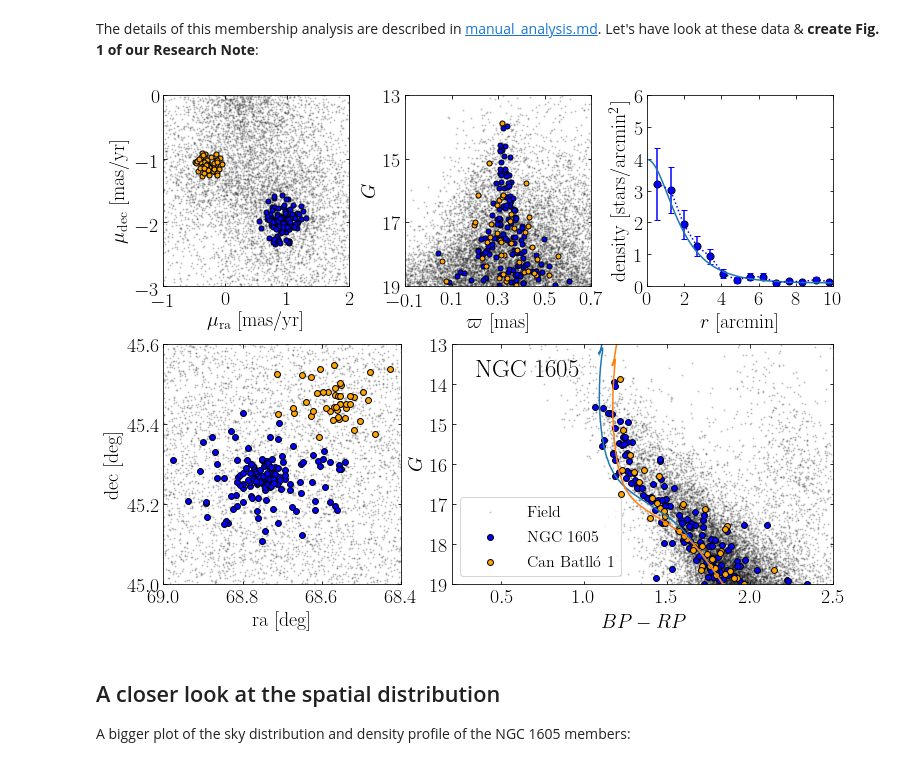
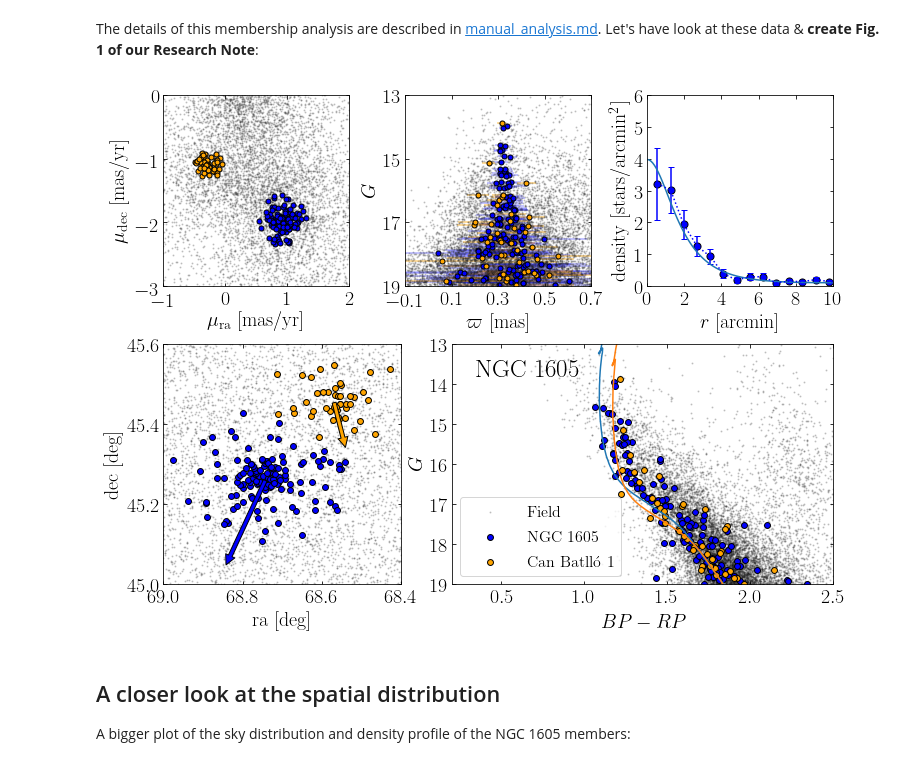
Before and after one commit to fjaellet/ngc1605, a Jupyter notebook: ngc_1605_analysis.ipynb, the cells around one changed output. Saved outputs shown, nothing was run; the diff lists cells and outputs as text; code cells hidden in the pictures.

```diff
--- a/ngc_1605_analysis.ipynb
+++ b/ngc_1605_analysis.ipynb
@@ -192,6 +192,12 @@ sizes = [35,25,25,35]
 for jj in [0,1,2,3]:
     ax = f.add_subplot(axlist[jj])
     plt.scatter(data[x_axes[jj]], data[y_axes[jj]], s=1, c="grey", alpha=0.2, label="Field")
+    if jj==2:
+        # add parallax errorbars
+        plt.errorbar(data[data["NGC1605_FA"]==1][x_axes[jj]], data[data["NGC1605_FA"]==1][y_axes[jj]],
+                     xerr=data[data["NGC1605_FA"]==1]["parallax_error"], c="b", alpha=0.3, fmt="none", mew=0, zorder=0)
+        plt.errorbar(data[data["CanBatllo_FA"]==1][x_axes[jj]], data[data["CanBatllo_FA"]==1][y_axes[jj]],
+                     xerr=data[data["CanBatllo_FA"]==1]["parallax_error"], c="orange", alpha=0.5, fmt="none", mew=0, zorder=0)
     plt.scatter(data[data["NGC1605_FA"]==1][x_axes[jj]], data[data["NGC1605_FA"]==1][y_axes[jj]],
                     c="b", s=sizes[jj], label="NGC 1605")
     plt.scatter(data[data["CanBatllo_FA"]==1][x_axes[jj]], data[data["CanBatllo_FA"]==1][y_axes[jj]],
@@ -199,6 +205,22 @@ for jj in [0,1,2,3]:
     plt.axis(lims[jj])
     ax.set_xlabel(x_labels[jj])
     ax.set_ylabel(y_labels[jj])
+    if jj==0:
+        # add proper motion arrows to the centre of the clusters
+        x_tail = 68.7405
+        y_tail = 45.2641
+        x_head = x_tail + 400. * 0.93 / 3600.
+        y_head = y_tail - 400. * 1.98 / 3600.
+        arrow = patches.FancyArrowPatch((x_tail, y_tail), (x_head, y_head),
+                                 mutation_scale=20, facecolor="blue")
+        ax.add_patch(arrow)
+        x_tail = 68.5697
+        y_tail = 45.4583
+        x_head = x_tail - 400. * 0.28 / 3600.
+        y_head = y_tail - 400. * 1.09 / 3600.
+        arrow1= patches.FancyArrowPatch((x_tail, y_tail), (x_head, y_head),
+                                 mutation_scale=20, facecolor="orange")
+        ax.add_patch(arrow1)
     if jj < 3:
         ax.set_xticks(ax.get_xticks()[::2])
         ax.set_yticks(ax.get_yticks()[::2])
@@ -219,34 +241,34 @@ for jj in [0,1,2,3]:
         isoc["BPRP_obs"] = photutils.BPRP_obs(isoc["G_BPmag"], isoc["G_RPmag"], AV, 10.**isoc["logTe"])
         isoc["G_obs"]    = photutils.G_obs(isoc["Gmag"], dist, AV, 10.**isoc["logTe"])
         canbatllo = isoc[(np.abs(isoc["logAge"]-8.25)<0.01) & (np.abs(isoc["MH"]+0.4)<0.01)]
         plt.plot(canbatllo["BPRP_obs"],canbatllo["G_obs"])
 # Plot radial density of the HDBSCAN members
 ax = f.add_subplot(gs[0:4,2])
 # Compute central cluster coordinates
 ra_cen, dec_cen = np.mean(data[data["NGC1605_FA"]==1]["ra"]), np.mean(data[data["NGC1605_FA"]==1]["dec"])
 # Distance from the cluster centre in arcmin
 r = 60. * np.sqrt((data[data["NGC1605_FA"]==1]["ra"]-ra_cen)**2. + (data[data["NGC1605_FA"]==1]["dec"]-dec_cen)**2.)
 hist, edges = histogram(r, bins=20)
 # compute density
 r_points = (edges[:-1]+edges[1:])/2.
 r_area   = np.pi * edges[1:]**2. - np.pi * edges[:-1]**2.
 r_density= hist / r_area
 r_density_err = np.sqrt(hist)/r_area
 plt.errorbar(r_points, r_density, yerr=r_density_err, ls=":", c="b")
 plt.scatter(r_points, r_density, s=50)
 # also plot a King profile (parameters chi by eye:)
 x              = np.linspace(0,10,100)
 r_c, r_t, floor, rho_cen = 2., 10., .1, 6.
 plt.plot(x, floor + rho_cen * (1./np.sqrt(1. + (x/r_c)**2.) - (1. / np.sqrt( 1. + (r_t/r_c)**2.) ))**2. )
 plt.axis([0,10,0,6])
 ax.set_xlabel(r"$r$ [arcmin]")
 ax.set_ylabel(r"density [stars/arcmin$^2$]")
 
 plt.subplots_adjust(wspace=.3)
 plt.savefig("./im/ngc1605_manual_analysis.png", dpi=200)
 plt.show()
 # %% [output]
-[figure, old version]
+[figure, new version]
 # %% [markdown]
 ## A closer look at the spatial distribution
 A bigger plot of the sky distribution and density profile of the NGC 1605 members:
```
Also changed, not shown: parts of 1 cell of this notebook, 9 other files.
